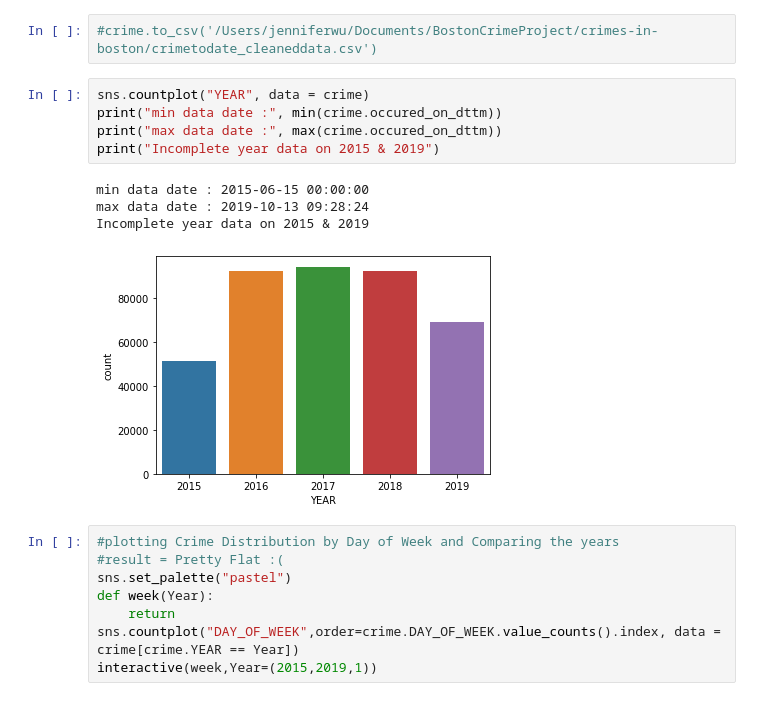
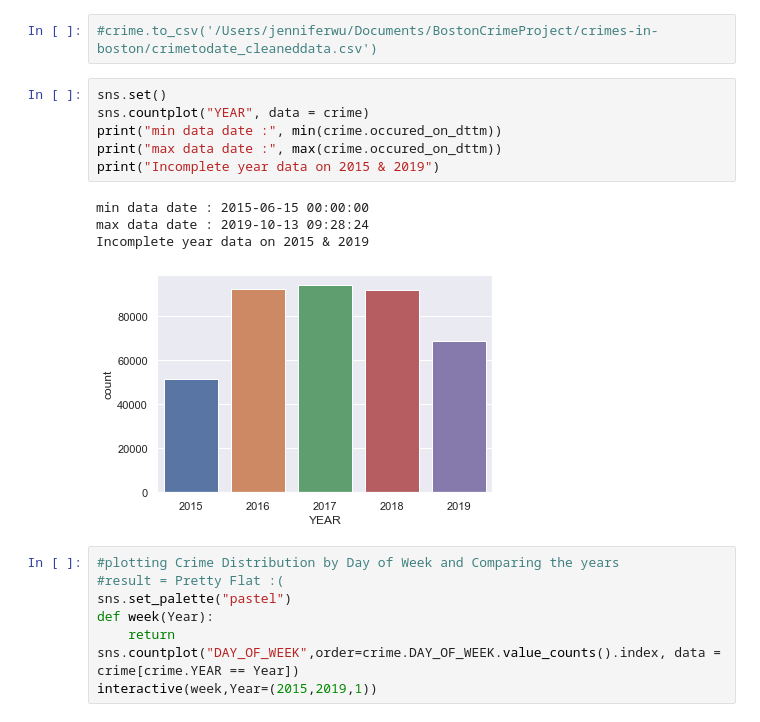
Before and after one commit to jsiwu94/BostonCrimeProject, a Jupyter notebook: BostonCrimeEDA.ipynb, the cells around one changed output. Saved outputs shown, nothing was run; the diff lists cells and outputs as text.

```diff
--- a/BostonCrimeEDA.ipynb
+++ b/BostonCrimeEDA.ipynb
@@ -101,15 +103,16 @@ crime = crime[~crime.Lat.isna()]
 # %%
 #crime.to_csv('/Users/jenniferwu/Documents/BostonCrimeProject/crimes-in-boston/crimetodate_cleaneddata.csv')
 # %%
+sns.set()
 sns.countplot("YEAR", data = crime)
 print("min data date :", min(crime.occured_on_dttm))
 print("max data date :", max(crime.occured_on_dttm))
 print("Incomplete year data on 2015 & 2019")
 # %% [output]
 min data date : 2015-06-15 00:00:00
 max data date : 2019-10-13 09:28:24
 Incomplete year data on 2015 & 2019
-[figure, old version]
+[figure, new version]
 # %%
 #plotting Crime Distribution by Day of Week and Comparing the years
 #result = Pretty Flat :(
```
Also changed, not shown: parts of 3 cells of this notebook.
